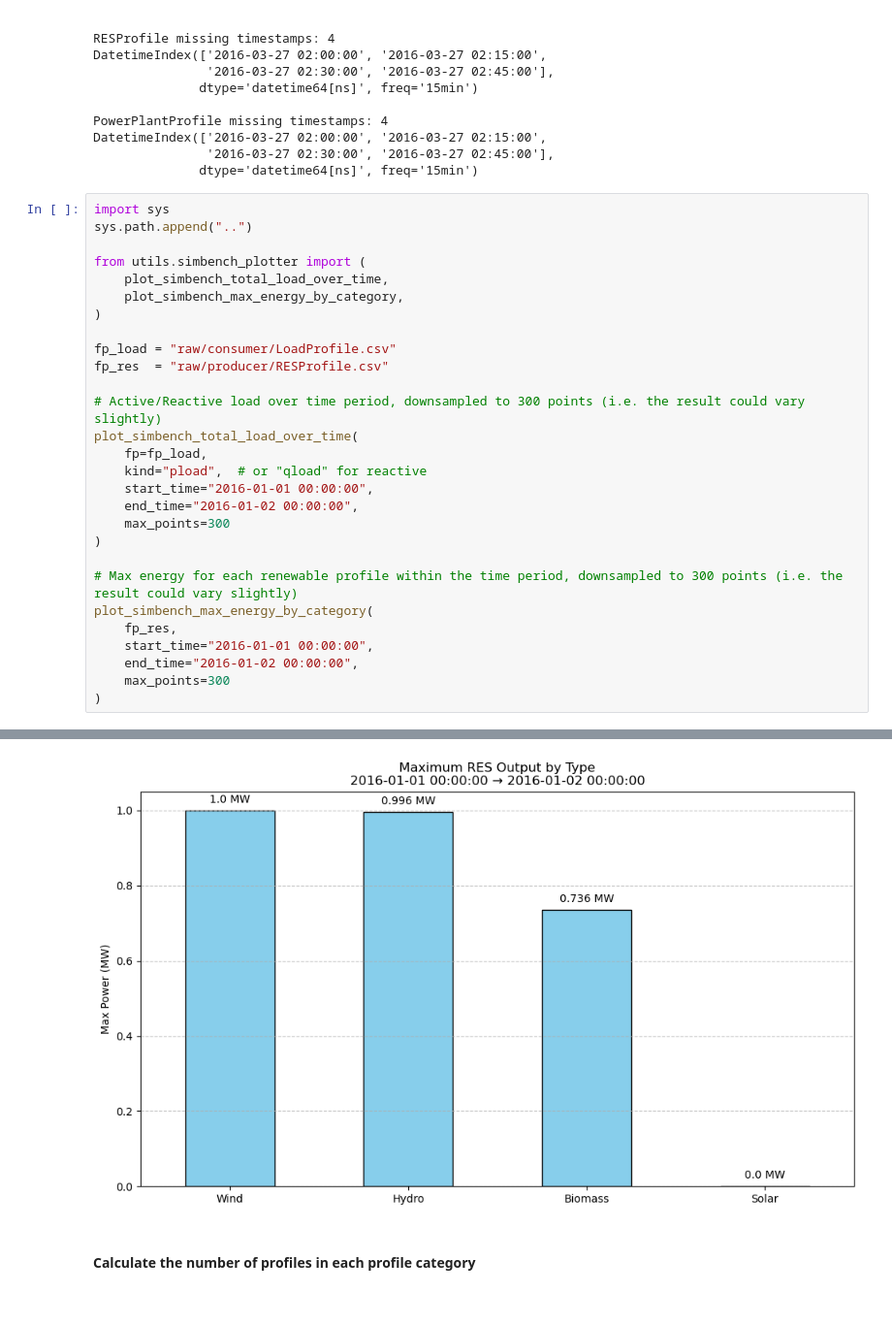
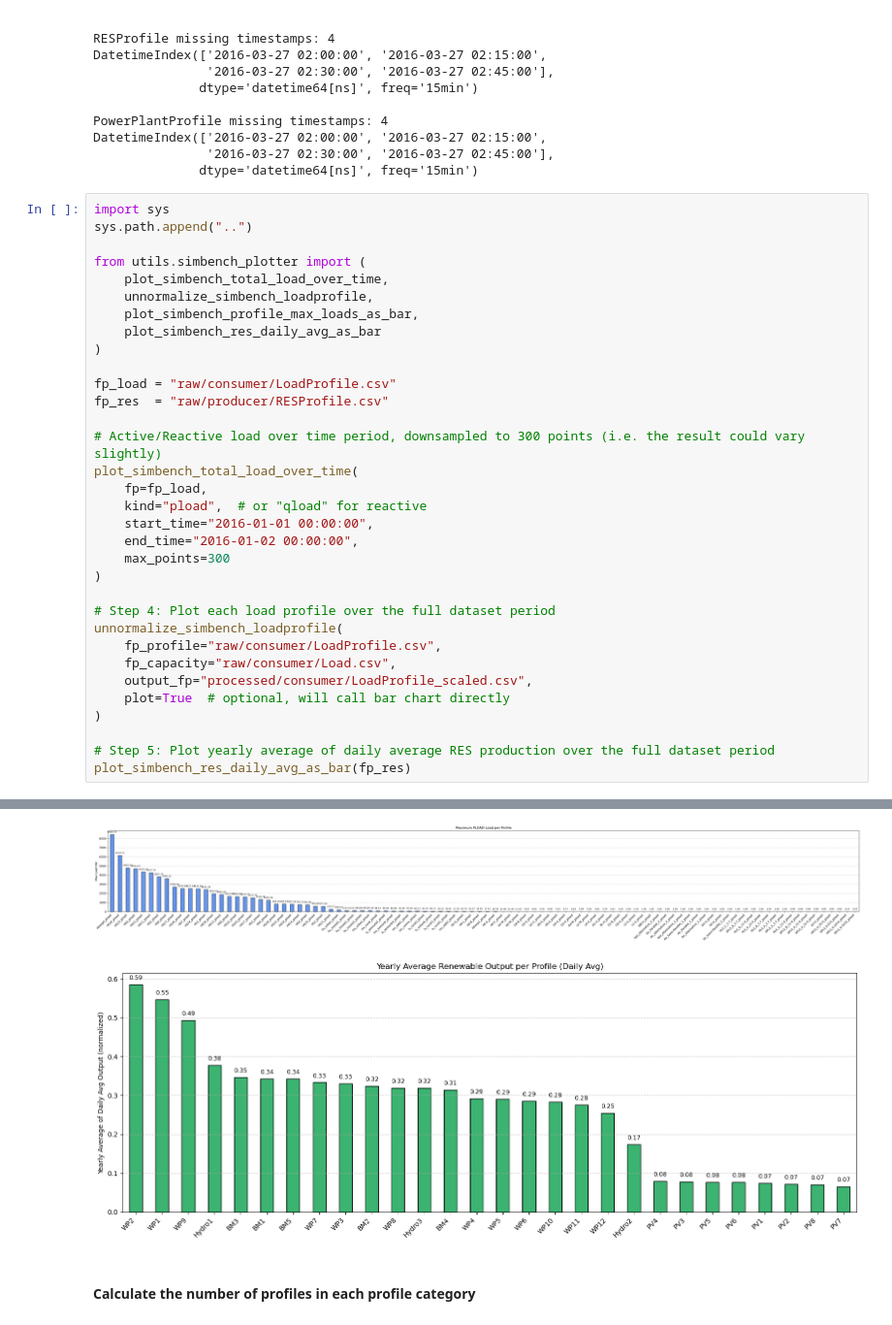
Before and after one commit to josephleonard04/power-system-data-collection-validation, a Jupyter notebook: SimBench/simbench_analysis.ipynb, the cells around one changed output, grey strips where cells are left out. Shown: that part at 97% size. Saved outputs shown, nothing was run; the diff lists cells and outputs as text.

```diff
--- a/SimBench/simbench_analysis.ipynb
+++ b/SimBench/simbench_analysis.ipynb
@@ -196,34 +197,40 @@ DatetimeIndex(['2016-03-27 02:00:00', '2016-03-27 02:15:00',
 # %%
 import sys
 sys.path.append("..")
 
 from utils.simbench_plotter import (
     plot_simbench_total_load_over_time,
-    plot_simbench_max_energy_by_category,
+    unnormalize_simbench_loadprofile,
+    plot_simbench_profile_max_loads_as_bar,
+    plot_simbench_res_daily_avg_as_bar
 )
 
 fp_load = "raw/consumer/LoadProfile.csv"
 fp_res  = "raw/producer/RESProfile.csv"
 
 # Active/Reactive load over time period, downsampled to 300 points (i.e. the result could vary slightly)
 plot_simbench_total_load_over_time(
     fp=fp_load,
     kind="pload",  # or "qload" for reactive
     start_time="2016-01-01 00:00:00",
     end_time="2016-01-02 00:00:00",
     max_points=300
 )
 
-# Max energy for each renewable profile within the time period, downsampled to 300 points (i.e. the result could vary slightly)
-plot_simbench_max_energy_by_category(
-    fp_res,
-    start_time="2016-01-01 00:00:00",
-    end_time="2016-01-02 00:00:00",
-    max_points=300
+# Step 4: Plot each load profile over the full dataset period
+unnormalize_simbench_loadprofile(
+    fp_profile="raw/consumer/LoadProfile.csv",
+    fp_capacity="raw/consumer/Load.csv",
+    output_fp="processed/consumer/LoadProfile_scaled.csv",
+    plot=True  # optional, will call bar chart directly
 )
+
+# Step 5: Plot yearly average of daily average RES production over the full dataset period
+plot_simbench_res_daily_avg_as_bar(fp_res)
 # %% [output]
 [figure]
-[figure, old version]
+[figure, new version]
+[figure, added]
 # %% [markdown]
 #### Calculate the number of profiles in each profile category
 # %%
```
Also changed, not shown: parts of 1 cell of this notebook, 57 other files.
